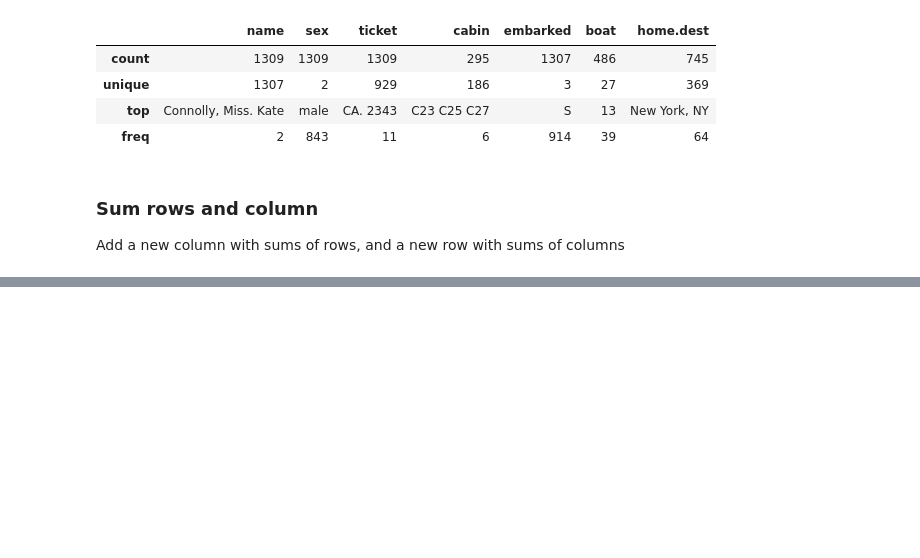
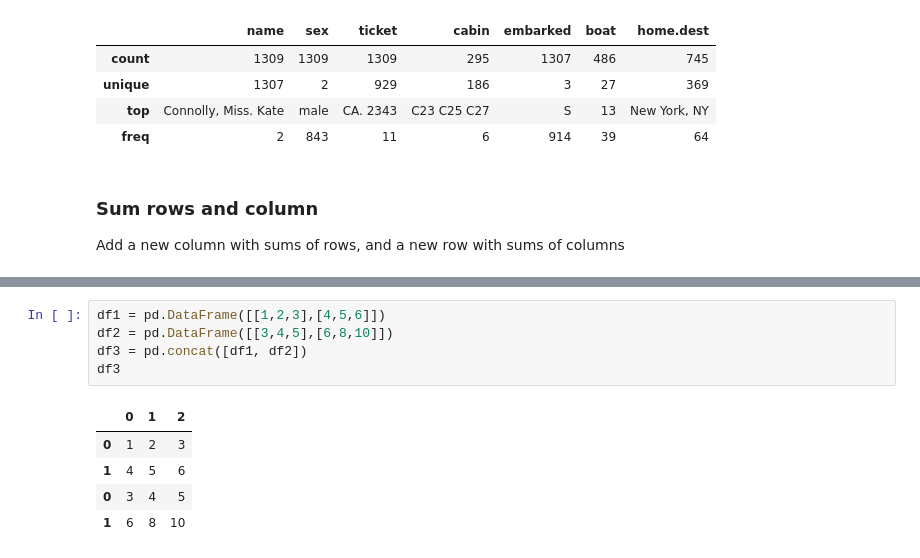
Before and after one commit to jstrickler/20230130sec, a Jupyter notebook: NOTEBOOKS/pandas_Demo.ipynb, the cells around one changed output, grey strips where cells are left out. Saved outputs shown, nothing was run; the diff lists cells and outputs as text; blank space fills up the shorter version.

```diff
--- a/NOTEBOOKS/pandas_Demo.ipynb
+++ b/NOTEBOOKS/pandas_Demo.ipynb
@@ -143,0 +145,11 @@ df.tail()
+# %%
+df1 = pd.DataFrame([[1,2,3],[4,5,6]])
+df2 = pd.DataFrame([[3,4,5],[6,8,10]])
+df3 = pd.concat([df1, df2])
+df3
+# %% [output]
+|  | 0 | 1 | 2 |
+| 0 | 1 | 2 | 3 |
+| 1 | 4 | 5 | 6 |
+| 0 | 3 | 4 | 5 |
+| 1 | 6 | 8 | 10 |
```
Also changed, not shown: parts of 1 cell of this notebook, 44 other files.
